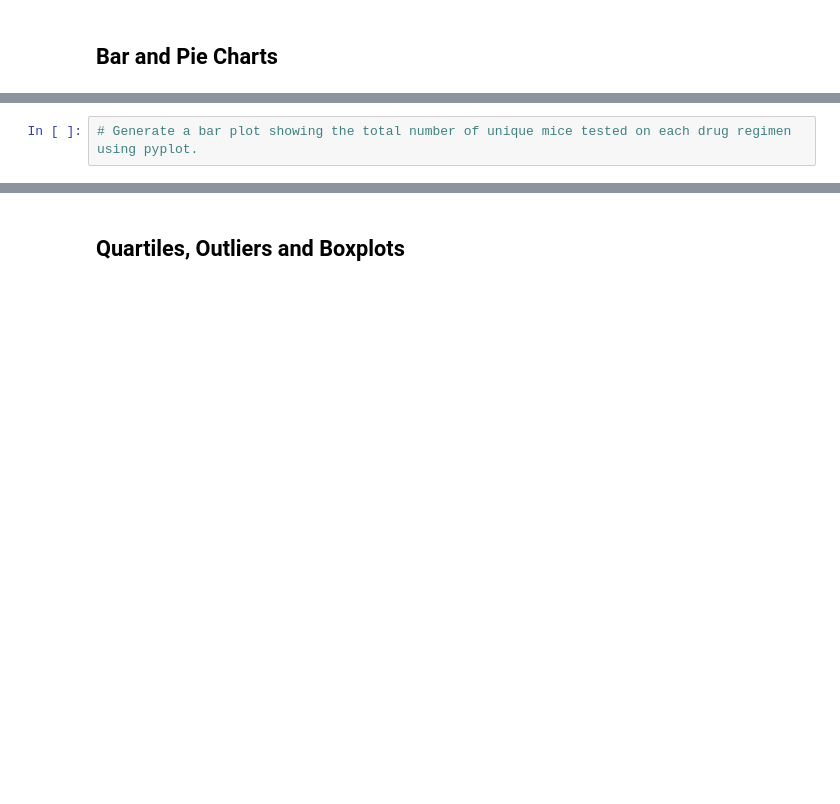
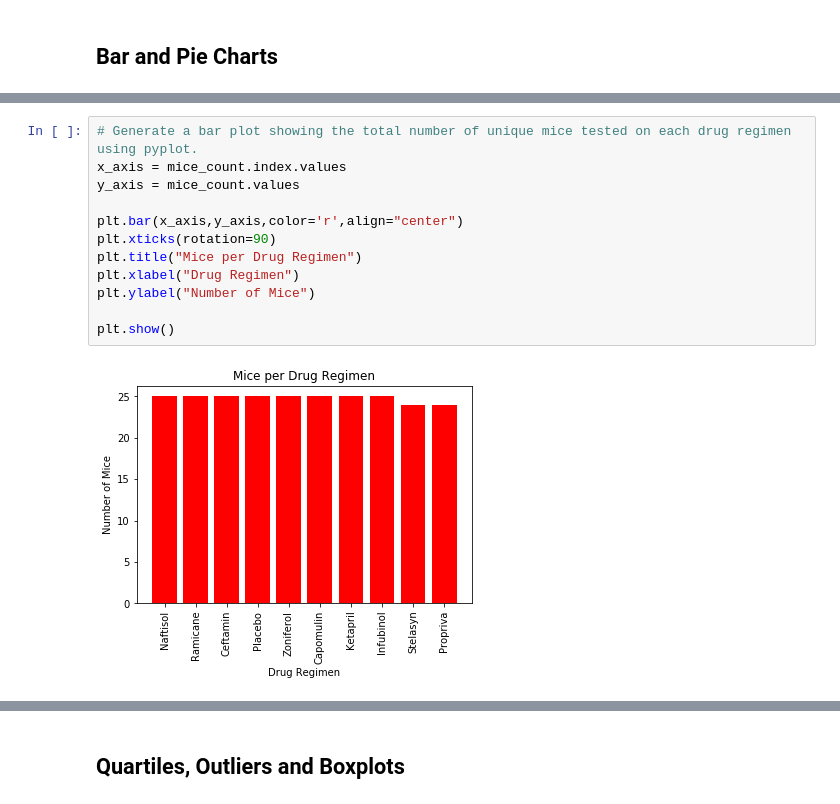
Before and after one commit to alextorres12/matplotlib-challenge, a Jupyter notebook: Pymaceuticals/pymaceuticals_starter.ipynb, the cells around one changed output, grey strips where cells are left out. Drawn from its saved outputs; the diff is of its cells as text; blank space fills up the shorter version.

```diff
--- a/Pymaceuticals/pymaceuticals_starter.ipynb
+++ b/Pymaceuticals/pymaceuticals_starter.ipynb
@@ -79,2 +137,14 @@ Name: Mouse ID, Length: 249, dtype: int64
 # %%
 # Generate a bar plot showing the total number of unique mice tested on each drug regimen using pyplot.
+x_axis = mice_count.index.values
+y_axis = mice_count.values
+
+plt.bar(x_axis,y_axis,color='r',align="center")
+plt.xticks(rotation=90)
+plt.title("Mice per Drug Regimen")
+plt.xlabel("Drug Regimen")
+plt.ylabel("Number of Mice")
+
+plt.show()
+# %% [output]
+[figure, added]
```
Also changed, not shown: parts of 12 cells of this notebook.
